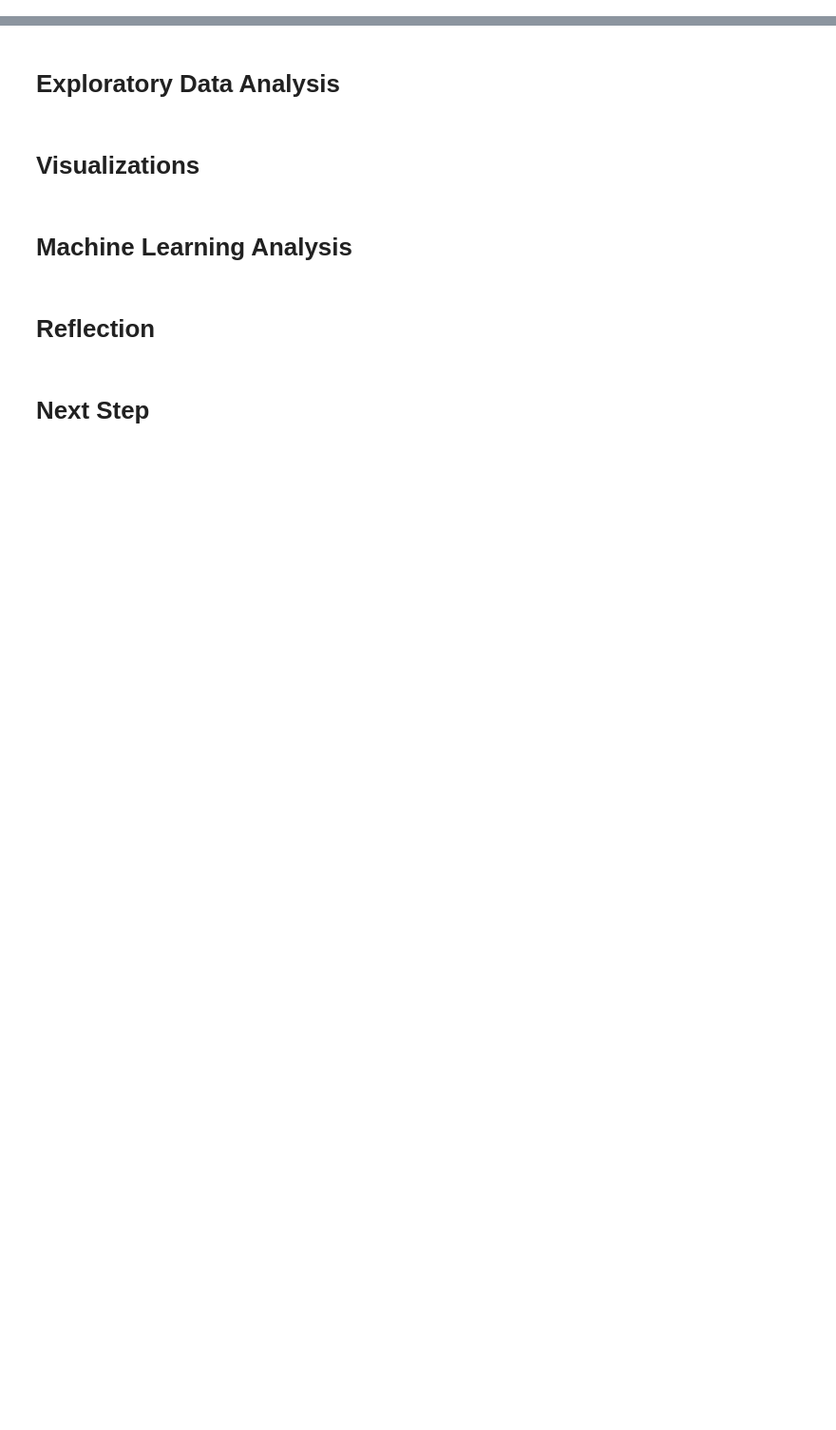
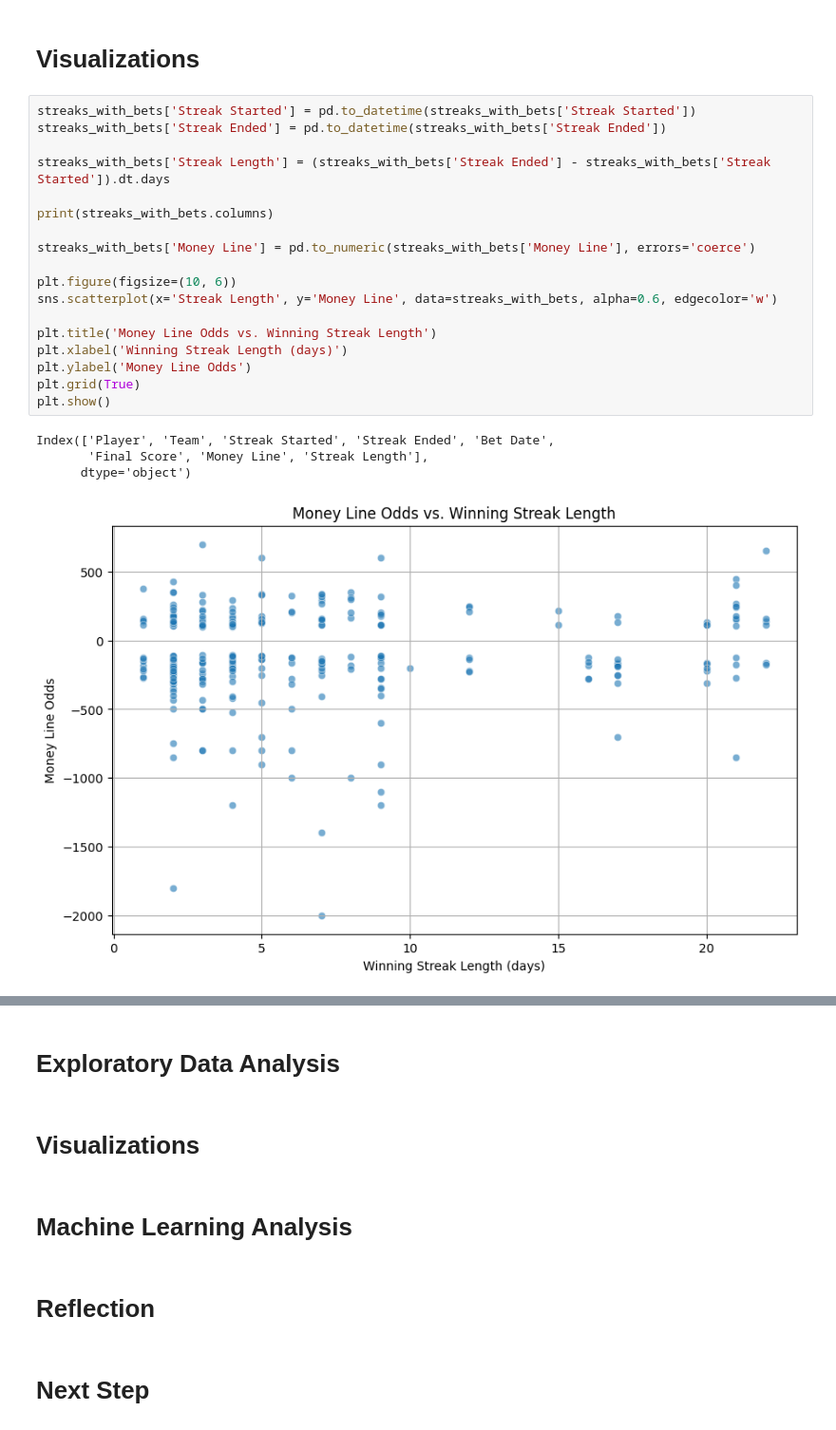
Before and after one commit to ihern/418-Project, a Jupyter notebook: NBA_Sport_Bet_Analysis.ipynb, the cells around one changed output, grey strips where cells are left out. Shown at 95% size. Saved outputs shown, nothing was run; the diff lists cells and outputs as text; blank space fills up the shorter version.

```diff
--- a/NBA_Sport_Bet_Analysis.ipynb
+++ b/NBA_Sport_Bet_Analysis.ipynb
@@ -17,0 +163,25 @@ Changes Since Proposal: None
+# %% [markdown]
+# Visualizations
+# %%
+streaks_with_bets['Streak Started'] = pd.to_datetime(streaks_with_bets['Streak Started'])
+streaks_with_bets['Streak Ended'] = pd.to_datetime(streaks_with_bets['Streak Ended'])
+
+streaks_with_bets['Streak Length'] = (streaks_with_bets['Streak Ended'] - streaks_with_bets['Streak Started']).dt.days
+
+print(streaks_with_bets.columns)
+
+streaks_with_bets['Money Line'] = pd.to_numeric(streaks_with_bets['Money Line'], errors='coerce')
+
+plt.figure(figsize=(10, 6))
+sns.scatterplot(x='Streak Length', y='Money Line', data=streaks_with_bets, alpha=0.6, edgecolor='w')
+
+plt.title('Money Line Odds vs. Winning Streak Length')
+plt.xlabel('Winning Streak Length (days)')
+plt.ylabel('Money Line Odds')
+plt.grid(True)
+plt.show()
+# %% [output]
+Index(['Player', 'Team', 'Streak Started', 'Streak Ended', 'Bet Date',
+       'Final Score', 'Money Line', 'Streak Length'],
+      dtype='object')
+[figure, added]
```
Also changed, not shown: parts of 54 cells of this notebook, 1 other file.
